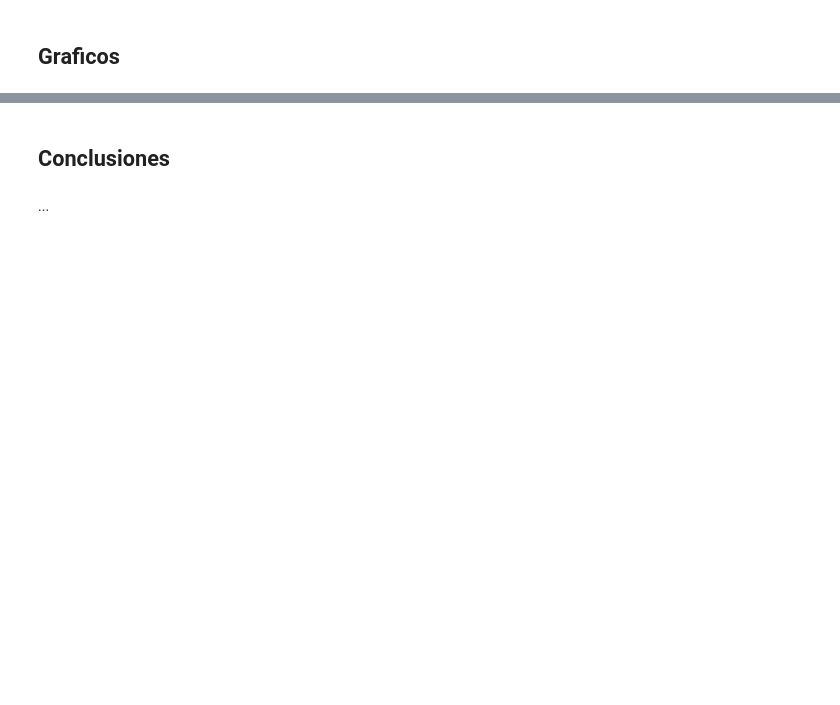
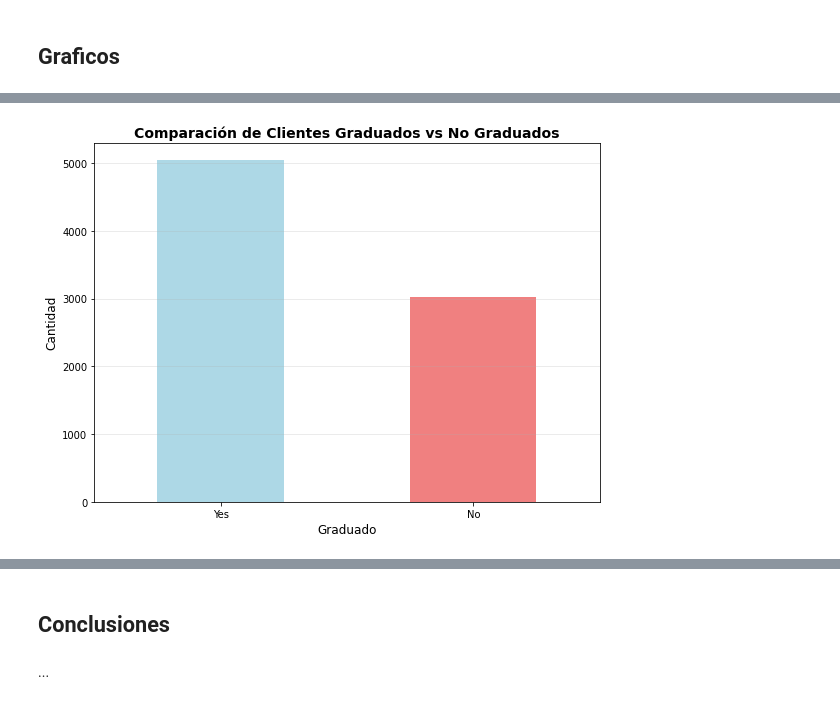
Before and after one commit to mnahuelanca/segmentacion-clientes, a Jupyter notebook: index.ipynb, the cells around one changed output, grey strips where cells are left out. Drawn from its saved outputs; the diff is of its cells as text; code cells hidden in the pictures; blank space fills up the shorter version.

```diff
--- a/index.ipynb
+++ b/index.ipynb
@@ -92,0 +388,14 @@ df.describe()
+# %%
+# Create a bar chart comparing graduated vs non-graduated customers
+graduated_counts = dfFinal['Graduado'].value_counts()
+plt.figure(figsize=(8, 6))
+graduated_counts.plot(kind='bar', color=['lightblue', 'lightcoral'])
+plt.title('Comparación de Clientes Graduados vs No Graduados', fontsize=14, fontweight='bold')
+plt.xlabel('Graduado', fontsize=12)
+plt.ylabel('Cantidad', fontsize=12)
+plt.xticks(rotation=0)
+plt.grid(axis='y', alpha=0.3)
+plt.tight_layout()
+plt.show()
+# %% [output]
+[figure, added]
```
Also changed, not shown: parts of 27 cells of this notebook, 3 other files.
